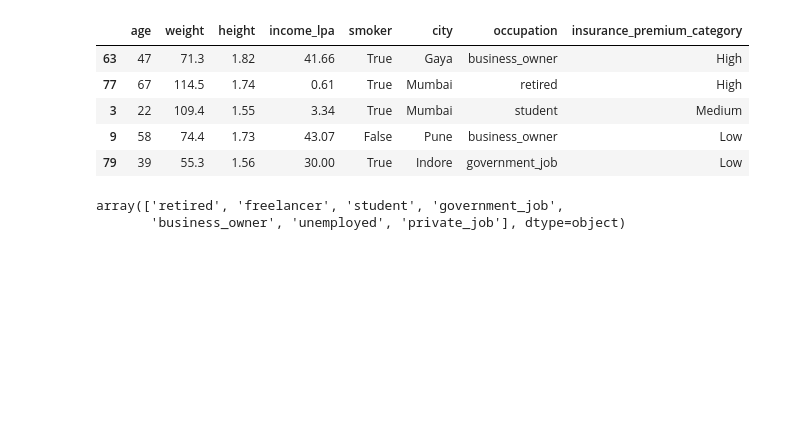
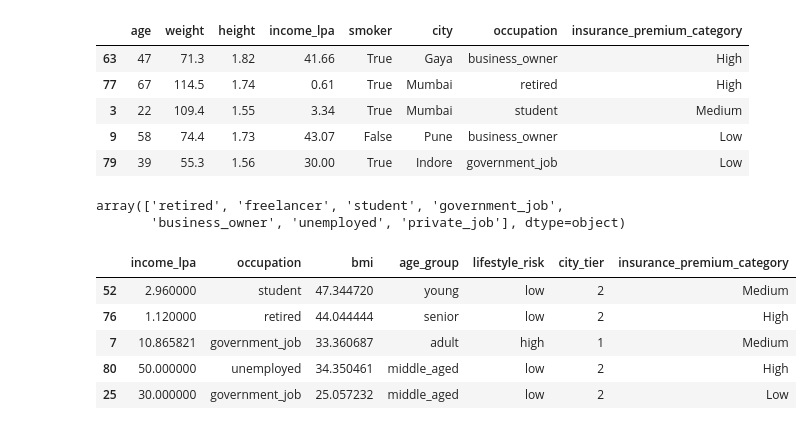
Before and after one commit to Bhomaramsuthar/FastAPI-tut, a Jupyter notebook: model.ipynb, the cells around one changed output. Saved outputs shown, nothing was run; the diff lists cells and outputs as text; code cells hidden in the pictures; blank space fills up the shorter version.

```diff
--- a/model.ipynb
+++ b/model.ipynb
@@ -51,0 +72,9 @@ df_feat["lifestyle_risk"] = df_feat.apply(lifestyle_risk,axis=1)
+# %%
+df_feat.drop(columns=['age', 'weight', 'height', 'smoker', 'city'])[['income_lpa', 'occupation', 'bmi', 'age_group', 'lifestyle_risk', 'city_tier', 'insurance_premium_category']].sample(5)
+# %% [output]
+|  | income_lpa | occupation | bmi | age_group | lifestyle_risk | city_tier | insurance_premium_category |
+| 52 | 2.960000 | student | 47.344720 | young | low | 2 | Medium |
+| 76 | 1.120000 | retired | 44.044444 | senior | low | 2 | High |
+| 7 | 10.865821 | government_job | 33.360687 | adult | high | 1 | Medium |
+| 80 | 50.000000 | unemployed | 34.350461 | middle_aged | low | 2 | High |
+| 25 | 30.000000 | government_job | 25.057232 | middle_aged | low | 2 | Low |
```
Also changed, not shown: parts of 13 cells of this notebook, 1 other file.
